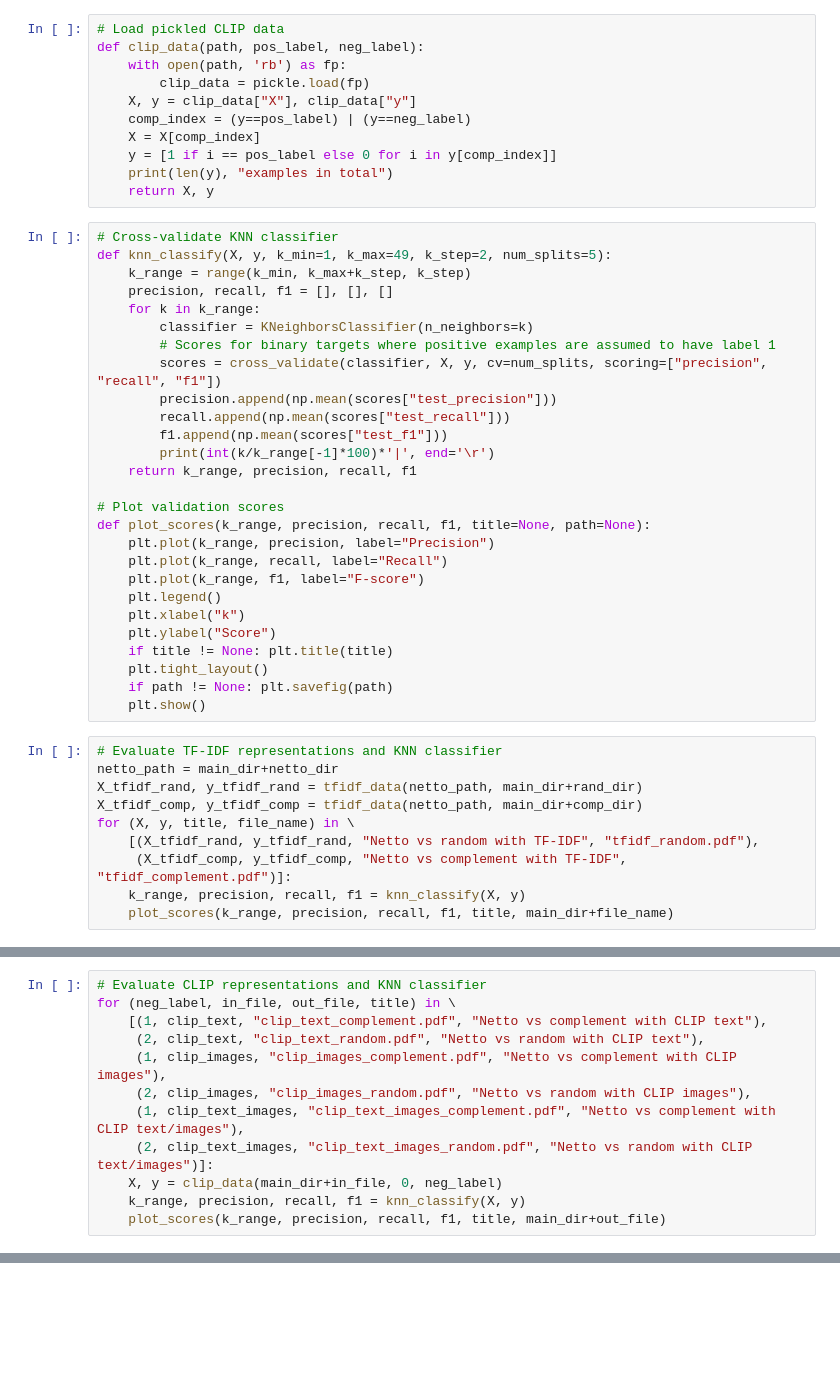
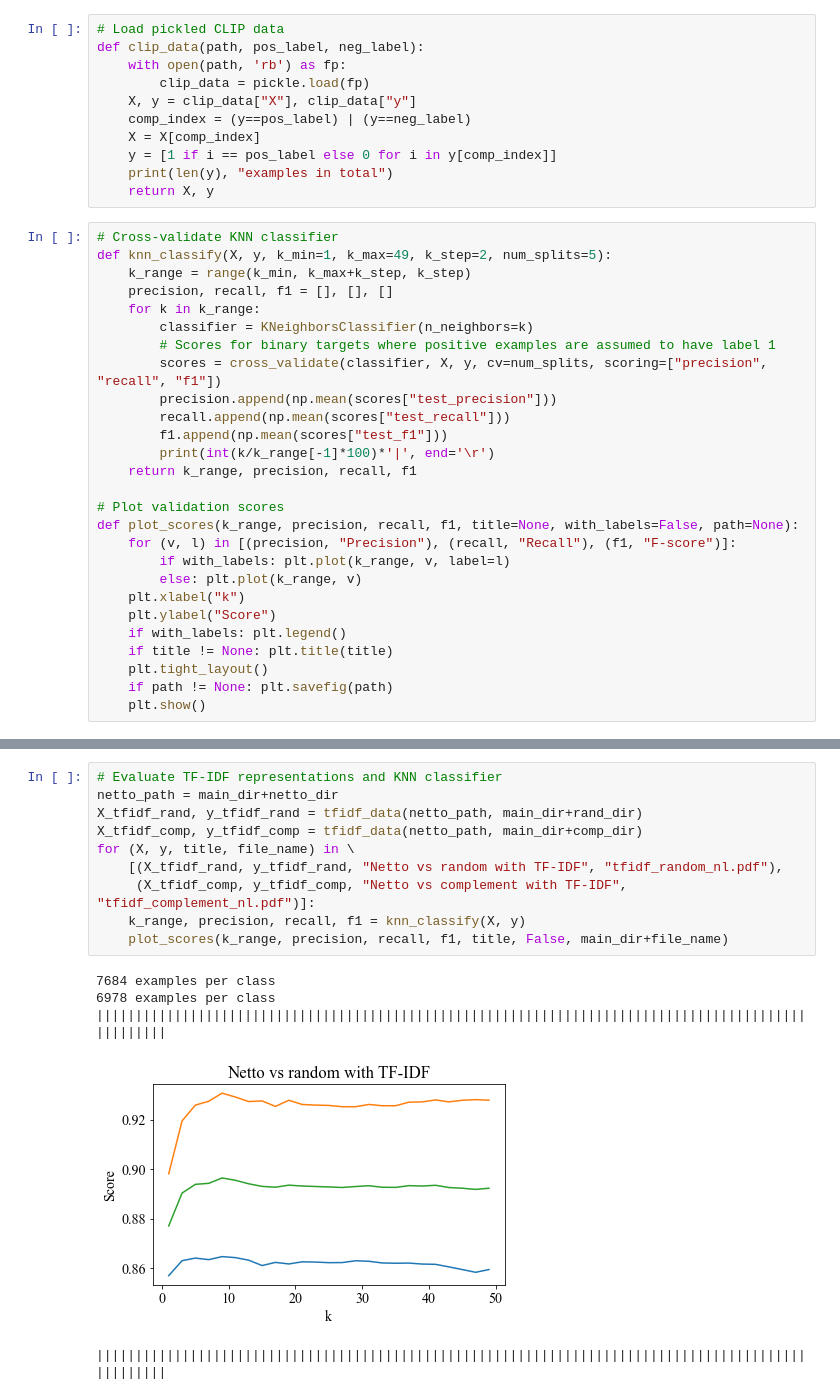
Before and after one commit to eryl/prv_kemi, a Jupyter notebook: notebooks/patent_classification.ipynb, the cells around one changed output, grey strips where cells are left out. Cells and saved outputs as stored; diff of their text form; blank space fills up the shorter version.

```diff
--- a/notebooks/patent_classification.ipynb
+++ b/notebooks/patent_classification.ipynb
@@ -87,24 +87,14 @@ def knn_classify(X, y, k_min=1, k_max=49, k_step=2, num_splits=5):
     return k_range, precision, recall, f1
 
 # Plot validation scores
-def plot_scores(k_range, precision, recall, f1, title=None, path=None):
-    plt.plot(k_range, precision, label="Precision")
-    plt.plot(k_range, recall, label="Recall")
-    plt.plot(k_range, f1, label="F-score")
-    plt.legend()
+def plot_scores(k_range, precision, recall, f1, title=None, with_labels=False, path=None):
+    for (v, l) in [(precision, "Precision"), (recall, "Recall"), (f1, "F-score")]:
+        if with_labels: plt.plot(k_range, v, label=l)
+        else: plt.plot(k_range, v)
     plt.xlabel("k")
     plt.ylabel("Score")
+    if with_labels: plt.legend()
     if title != None: plt.title(title)
     plt.tight_layout()
     if path != None: plt.savefig(path)
     plt.show()
-# %%
-# Evaluate TF-IDF representations and KNN classifier
-netto_path = main_dir+netto_dir
-X_tfidf_rand, y_tfidf_rand = tfidf_data(netto_path, main_dir+rand_dir)
-X_tfidf_comp, y_tfidf_comp = tfidf_data(netto_path, main_dir+comp_dir)
-for (X, y, title, file_name) in \
-    [(X_tfidf_rand, y_tfidf_rand, "Netto vs random with TF-IDF", "tfidf_random.pdf"),
-     (X_tfidf_comp, y_tfidf_comp, "Netto vs complement with TF-IDF", "tfidf_complement.pdf")]:
-    k_range, precision, recall, f1 = knn_classify(X, y)
-    plot_scores(k_range, precision, recall, f1, title, main_dir+file_name)
@@ -118,12 +100,0 @@ for (X, y, title, file_name) in \
-# %%
-# Evaluate CLIP representations and KNN classifier
-for (neg_label, in_file, out_file, title) in \
-    [(1, clip_text, "clip_text_complement.pdf", "Netto vs complement with CLIP text"),
-     (2, clip_text, "clip_text_random.pdf", "Netto vs random with CLIP text"),
-     (1, clip_images, "clip_images_complement.pdf", "Netto vs complement with CLIP images"),
-     (2, clip_images, "clip_images_random.pdf", "Netto vs random with CLIP images"),
-     (1, clip_text_images, "clip_text_images_complement.pdf", "Netto vs complement with CLIP text/images"),
-     (2, clip_text_images, "clip_text_images_random.pdf", "Netto vs random with CLIP text/images")]:
-    X, y = clip_data(main_dir+in_file, 0, neg_label)
-    k_range, precision, recall, f1 = knn_classify(X, y)
-    plot_scores(k_range, precision, recall, f1, title, main_dir+out_file)
@@ -148,0 +101,16 @@ for (neg_label, in_file, out_file, title) in \
+# %%
+# Evaluate TF-IDF representations and KNN classifier
+netto_path = main_dir+netto_dir
+X_tfidf_rand, y_tfidf_rand = tfidf_data(netto_path, main_dir+rand_dir)
+X_tfidf_comp, y_tfidf_comp = tfidf_data(netto_path, main_dir+comp_dir)
+for (X, y, title, file_name) in \
+    [(X_tfidf_rand, y_tfidf_rand, "Netto vs random with TF-IDF", "tfidf_random_nl.pdf"),
+     (X_tfidf_comp, y_tfidf_comp, "Netto vs complement with TF-IDF", "tfidf_complement_nl.pdf")]:
+    k_range, precision, recall, f1 = knn_classify(X, y)
+    plot_scores(k_range, precision, recall, f1, title, False, main_dir+file_name)
+# %% [output]
+7684 examples per class
+6978 examples per class
+||||||||||||||||||||||||||||||||||||||||||||||||||||||||||||||||||||||||||||||||||||||||||||||||||||
+[figure, added]
+||||||||||||||||||||||||||||||||||||||||||||||||||||||||||||||||||||||||||||||||||||||||||||||||||||
```
Also changed, not shown: parts of 6 cells of this notebook.
